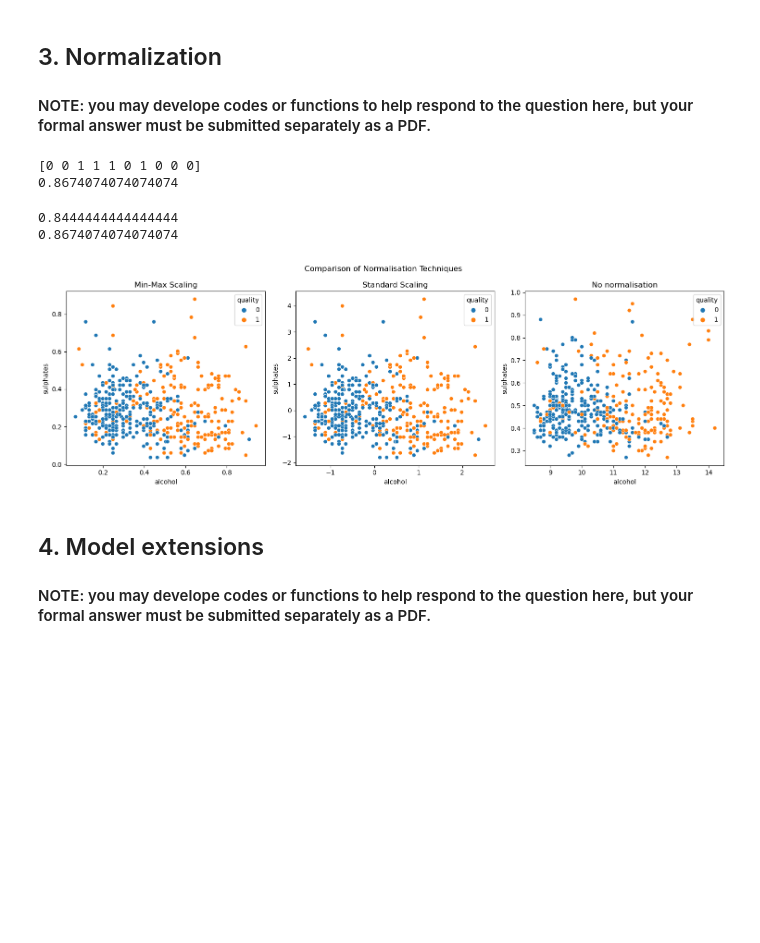
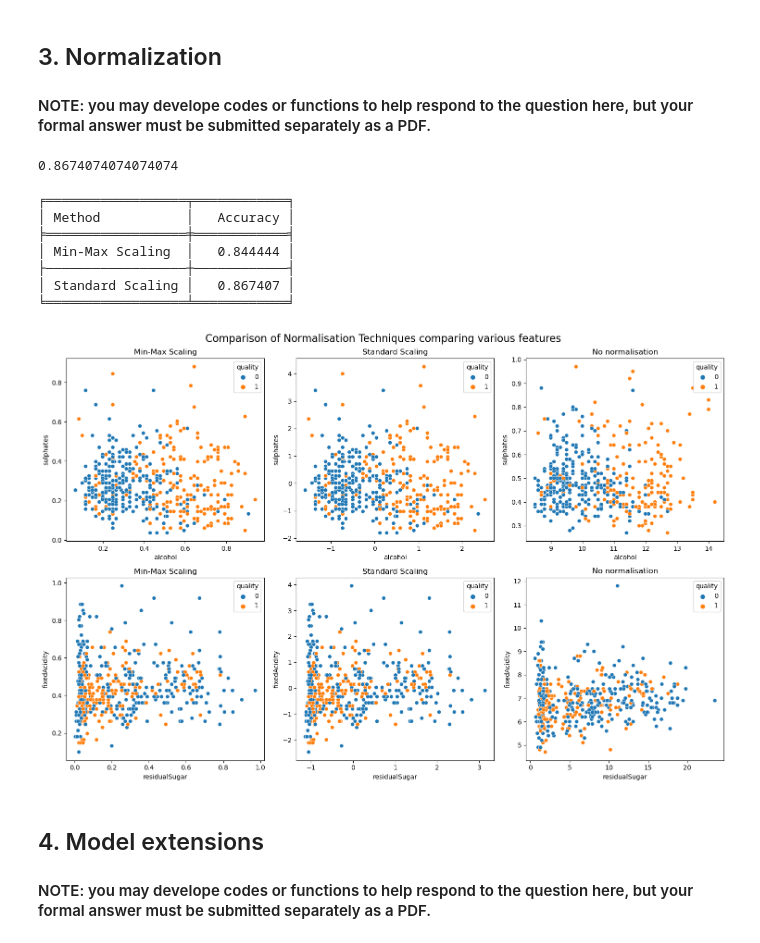
Before and after one commit to jeremlll/ML-Assignment-1, a Jupyter notebook: Jaydens Work/COMP30027 Assignment 1.ipynb, the cells around one changed output. Saved outputs shown, nothing was run; the diff lists cells and outputs as text; code cells hidden in the pictures; blank space fills up the shorter version.

Commit message:
made tables look cool

```diff
--- a/Jaydens Work/COMP30027 Assignment 1.ipynb
+++ b/Jaydens Work/COMP30027 Assignment 1.ipynb
@@ -141,17 +173,15 @@ Xtrain = scaler.fit_transform(Xtrain)
 Xtest = scaler.transform(Xtest)
 
 
-knn = KNeighborsClassifier(n_neighbors=1)
+knn = KNeighborsClassifier(n_neighbors=1, weights='uniform')
 knn.fit(Xtrain, ytrain)
 
 
 
 y_pred = knn.predict(Xtest)
-print(y_pred[:10])
 accuracy = accuracy_score(ytest, y_pred)
-print(accuracy)
+print(tabulate({"Method": ["1-NN"], "accuracy": [accuracy]}, headers='keys', tablefmt='fancy_grid', showindex=False))
 # %% [output]
-[0 0 1 1 1 0 1 0 0 0]
 0.8674074074074074
 # %%
 # 1. Min-Max scaling attributes
@@ -196,35 +226,59 @@ standard_scaling_labels = Knn_Classifier(1, *standard_scaling(wine_train, wine_t
 
 #print(standard_scaling(wine_train, wine_test)[1].head(5))
 
-print(compute_accuracy(pd.Series(min_max_labels), wine_test['quality']))
-print(compute_accuracy(pd.Series(standard_scaling_labels), wine_test['quality']))
+results = pd.DataFrame({
+    'Method': ['Min-Max Scaling', 'Standard Scaling'],
+    'Accuracy': [
+        compute_accuracy(pd.Series(min_max_labels), wine_test['quality']),
+        compute_accuracy(pd.Series(standard_scaling_labels), wine_test['quality'])
+    ]
+})
+
+# Print the DataFrame
+print(tabulate(results, headers='keys', tablefmt='fancy_grid', showindex=False))
 # %% [output]
-0.8444444444444444
-0.8674074074074074
+╒══════════════════╤════════════╕
+│ Method           │   Accuracy │
+╞══════════════════╪════════════╡
+│ Min-Max Scaling  │   0.844444 │
+├──────────────────┼────────────┤
+│ Standard Scaling │   0.867407 │
+╘══════════════════╧════════════╛
 # %%
 
 # Create pairplot to visualise data
 #sns.pairplot(min_max_scaling(wine_train,wine_test)[1].sample(50), hue='quality')
 #sns.pairplot(standard_scaling(wine_train,wine_test)[1].sample(50), hue='quality')
 
 sample_number = 500
 
 # Choose alcohol and sulphates as the features to plot
-fig, axes = plt.subplots(1, 3, figsize=(15, 5))
-fig.suptitle('Comparison of Normalisation Techniques')
+fig, axes = plt.subplots(2, 3, figsize=(15, 10))
+fig.suptitle('Comparison of Normalisation Techniques with sample n=500 (random state=1) comparing Sulphates and Alcohol')
 
-axes[0].set_title('Min-Max Scaling')
-axes[1].set_title('Standard Scaling')
-axes[2].set_title('No normalisation')
+axes[0,0].set_title('Min-Max Scaling')
+axes[0,1].set_title('Standard Scaling')
+axes[0,2].set_title('No normalisation')
 
-sns.scatterplot(x='alcohol', y='sulphates', hue='quality', data=min_max_scaling(wine_train,wine_test)[1].sample(500, random_state=1), ax=axes[0])
-sns.scatterplot(x='alcohol', y='sulphates', hue='quality', data=standard_scaling(wine_train,wine_test)[1].sample(500, random_state=1),ax=axes[1])
-sns.scatterplot(x='alcohol', y='sulphates', hue='quality', data=train.sample(500, random_state=1), ax=axes[2])
+sns.scatterplot(x='alcohol', y='sulphates', hue='quality', data=min_max_scaling(wine_train,wine_test)[1].sample(500, random_state=1), ax=axes[0,0])
+sns.scatterplot(x='alcohol', y='sulphates', hue='quality', data=standard_scaling(wine_train,wine_test)[1].sample(500, random_state=1),ax=axes[0,1])
+sns.scatterplot(x='alcohol', y='sulphates', hue='quality', data=wine_train.sample(500, random_state=1), ax=axes[0,2])
+
+axes[1,0].set_title('Min-Max Scaling')
+axes[1,1].set_title('Standard Scaling')
+axes[1,2].set_title('No normalisation')
+
+fig.suptitle('Comparison of Normalisation Techniques comparing various features', fontsize=16)
+
+
+sns.scatterplot(x='residualSugar', y='fixedAcidity', hue='quality', data=min_max_scaling(wine_train,wine_test)[1].sample(500, random_state=1), ax=axes[1,0])
+sns.scatterplot(x='residualSugar', y='fixedAcidity', hue='quality', data=standard_scaling(wine_train,wine_test)[1].sample(500, random_state=1),ax=axes[1,1])
+sns.scatterplot(x='residualSugar', y='fixedAcidity', hue='quality', data=wine_train.sample(500, random_state=1), ax=axes[1,2])
 
 plt.tight_layout()
 plt.show()
 # %% [output]
-[figure, old version]
+[figure, new version]
 # %% [markdown]
 ## 4. Model extensions
 
```
Also changed, not shown: parts of 11 cells of this notebook.
